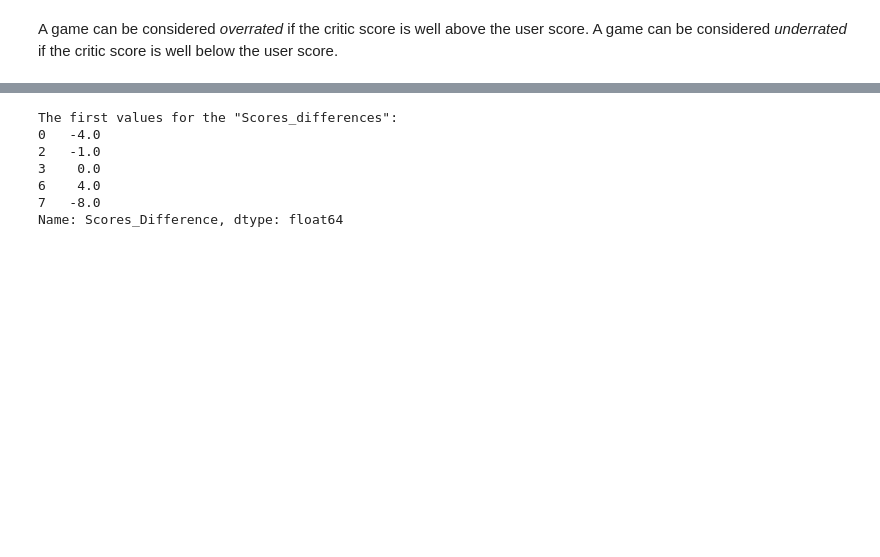
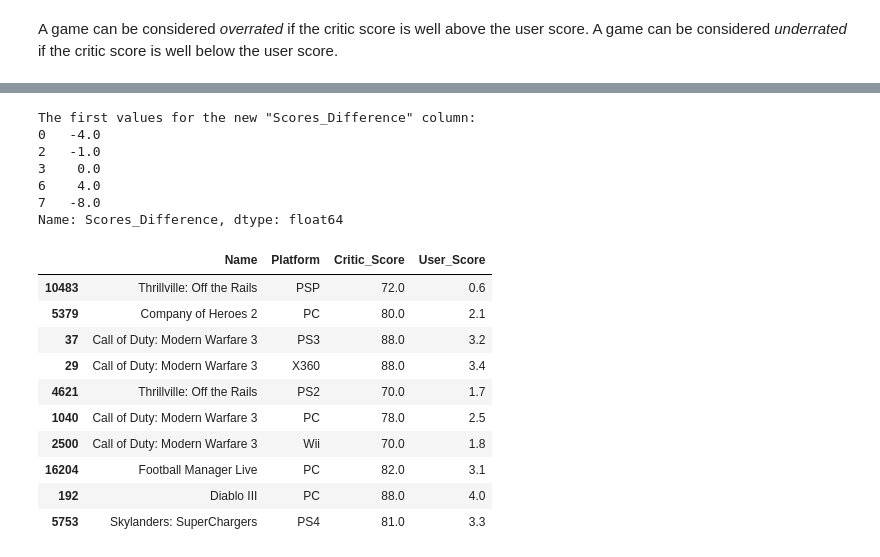
Before and after one commit to tca19/data-analysis, a Jupyter notebook: use-cases-DA-1/2-video-games-sales-solutions.ipynb, the cells around one changed output, grey strips where cells are left out. Saved outputs shown, nothing was run; the diff lists cells and outputs as text; code cells hidden in the pictures; blank space fills up the shorter version.

Commit message:
add correction for overrated/underrated games

```diff
--- a/use-cases-DA-1/2-video-games-sales-solutions.ipynb
+++ b/use-cases-DA-1/2-video-games-sales-solutions.ipynb
@@ -197,27 +215,24 @@ A game can be considered *overrated* if the critic score is well above the user
 # %%
-# Add a new column that computes the difference between
-# the critic score and the user score.
-
-# First let's take a look of the values for Critic/User scores
-#print(data_video_games[["Critic_Score", "User_Score"]].head(10))
-
 # It seems that Critic_Score is WAY larger than User_score.
-# Indeed, Critic_Score is in 0-100 while User_score is in 0-10.
+# Indeed, Critic_Score is within 0-100 while User_score is within 0-10.
 # A lot of rows also have NaN. It won't be possible to compute a
 # meaningful difference for those rows, so start by dropping them.
 video_games_with_ratings = data_video_games.dropna(subset=["Critic_Score", "User_Score"])
 
-# There are also games with a User_Score set to "tbd". Drop them
+# There are also games with a User_Score set to "tbd". Drop them.
 video_games_with_ratings = video_games_with_ratings[video_games_with_ratings.User_Score != "tbd"]
+
+# Convert as float because the "tbd" value has set all values to be
+# considered as an "object", and we can't do arithmetic with "object"
 video_games_with_ratings.User_Score = video_games_with_ratings.User_Score.astype(float, copy=False)
 
 # Then compute the difference
 video_games_with_ratings["Scores_Difference"] = video_games_with_ratings["Critic_Score"] \
                                               - 10*video_games_with_ratings["User_Score"]
-print("The first values for the \"Scores_differences\":")
+print("The first values for the new \"Scores_Difference\" column:")
 print(video_games_with_ratings.Scores_Difference.head())
 # %% [output]
-The first values for the "Scores_differences":
+The first values for the new "Scores_Difference" column:
 0   -4.0
 2   -1.0
 3    0.0
@@ -229,0 +242,21 @@ Name: Scores_Difference, dtype: float64
+# %%
+# What are the top 10 overrated games?
+
+# In my case, the difference is Critic_Score - User_Score,
+# so the overrated games are the ones with the larger (positive)
+# differences.
+scores_differences_sorted = video_games_with_ratings.sort_values(by="Scores_Difference", ascending=False)
+top_10_overrated = scores_differences_sorted.head(10)
+top_10_overrated[["Name", "Platform", "Critic_Score", "User_Score"]]
+# %% [output]
+|  | Name | Platform | Critic_Score | User_Score |
+| 10483 | Thrillville: Off the Rails | PSP | 72.0 | 0.6 |
+| 5379 | Company of Heroes 2 | PC | 80.0 | 2.1 |
+| 37 | Call of Duty: Modern Warfare 3 | PS3 | 88.0 | 3.2 |
+| 29 | Call of Duty: Modern Warfare 3 | X360 | 88.0 | 3.4 |
+| 4621 | Thrillville: Off the Rails | PS2 | 70.0 | 1.7 |
+| 1040 | Call of Duty: Modern Warfare 3 | PC | 78.0 | 2.5 |
+| 2500 | Call of Duty: Modern Warfare 3 | Wii | 70.0 | 1.8 |
+| 16204 | Football Manager Live | PC | 82.0 | 3.1 |
+| 192 | Diablo III | PC | 88.0 | 4.0 |
+| 5753 | Skylanders: SuperChargers | PS4 | 81.0 | 3.3 |
```
Also changed, not shown: parts of 4 cells of this notebook.
